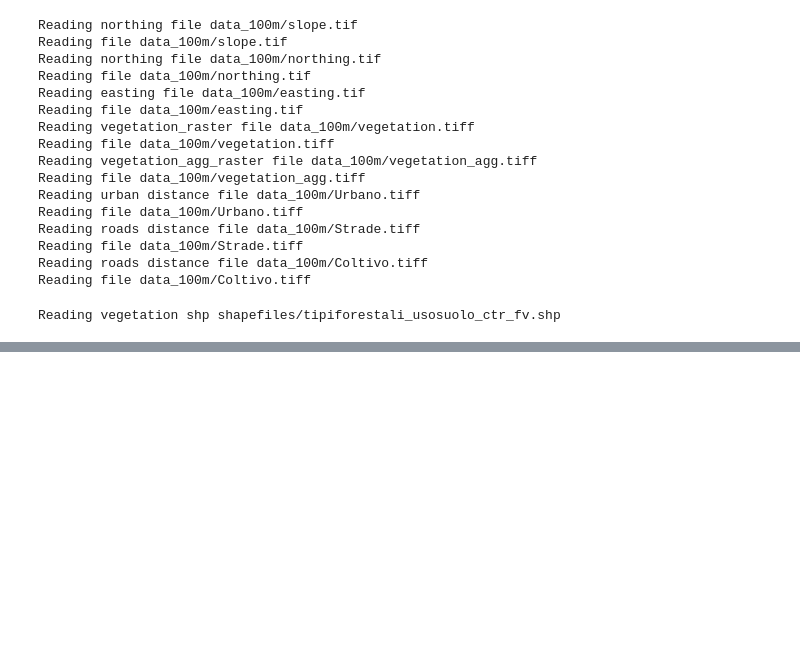
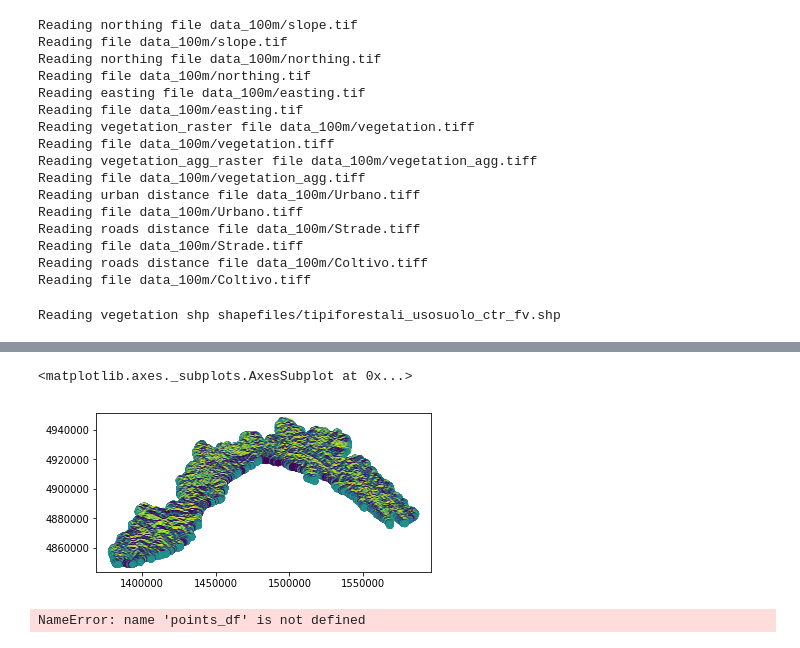
Before and after one commit to mirkodandrea/liguria-fire-susceptibility, a Jupyter notebook: Random Forest Liguria.ipynb, the cells around one changed output, grey strips where cells are left out. Drawn from its saved outputs; the diff is of its cells as text; code cells hidden in the pictures; blank space fills up the shorter version.

Commit message:
finished dataset preparation

```diff
--- a/Random Forest Liguria.ipynb
+++ b/Random Forest Liguria.ipynb
@@ -317,0 +322,18 @@ plt.imshow(mask_absence)
+# %%
+absence_df.loc[:, 'fire'] = 0
+# %%
+dataset = pd.concat((presence_df, absence_df), axis=0)
+# %%
+for k, v in data_dict.items():
+    dataset[k] = v[dataset.row.values, dataset.col.values]
+
+dataset.loc[dataset['northing'].isna(), 'northing'] = 0
+dataset.loc[dataset['easting'].isna(), 'easting'] = 0
+dataset.loc[dataset['roads_distance'].isna(), 'roads_distance'] = -9999
+# %%
+dataset.geometry = points.loc[dataset.index].geometry
+# %%
+dataset.plot(column='northing')
+# %% [output]
+<matplotlib.axes._subplots.AxesSubplot at 0x...>
+[figure, added]
@@ -317,0 +342,19 @@ plt.imshow(mask_absence)
+# %%
+sample_size = 0.1
+# create a dataset selecting a sample of points from fire points, then the same amount of absence
+
+
+
+presence_sample = train_fp.sample(frac=sample_size).loc[:, ('row', 'col')]
+presence_sample['fire'] = 1
+presence_sample.geometry = points.loc[presence_sample.index].geometry
+presence_sample.plot()
+
+absence_sample = absence_df.sample(n=len(presence_sample)).loc[:, ('row', 'col')]
+absence_sample['fire'] = 0
+absence_sample.geometry = points.loc[absence_sample.index].geometry
+absence_sample.plot()
+
+train_gdf = pd.concat((presence_sample, absence_sample))
+# %% [output]
+NameError: name 'points_df' is not defined
```
Also changed, not shown: parts of 16 cells of this notebook.
